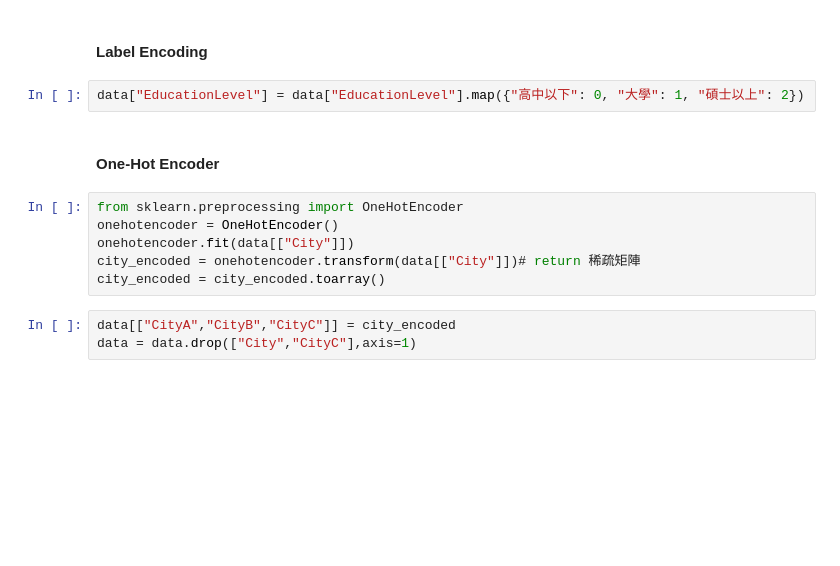
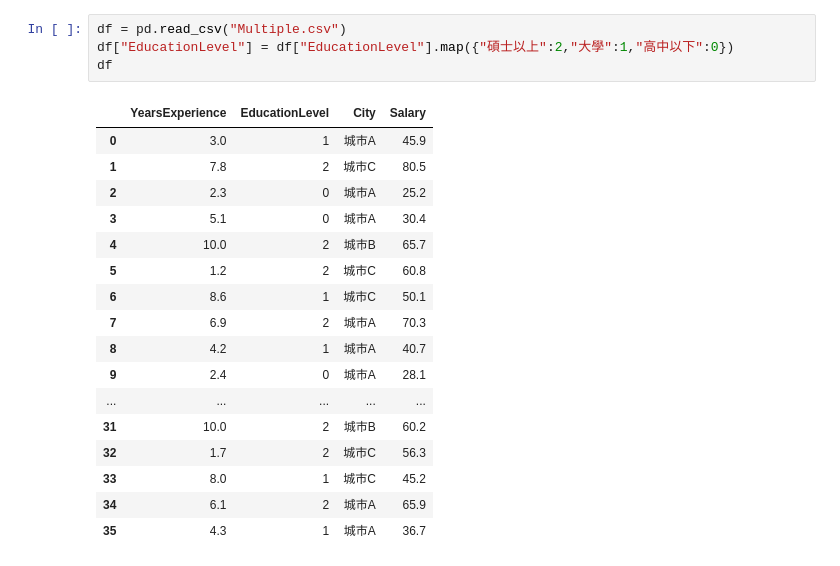
Before and after one commit to 1030Tim/MachineLearning, a Jupyter notebook: Multiple_Linear_Regression/MultipleRL.ipynb, the cells around one changed output. Saved outputs shown, nothing was run; the diff lists cells and outputs as text; blank space fills up the shorter version.

```diff
--- a/Multiple_Linear_Regression/MultipleRL.ipynb
+++ b/Multiple_Linear_Regression/MultipleRL.ipynb
@@ -6,15 +5,22 @@ data = pd.read_csv("Multiple.csv")
-# %% [markdown]
-#### Label Encoding
-# %%
-data["EducationLevel"] = data["EducationLevel"].map({"高中以下": 0, "大學": 1, "碩士以上": 2})
-# %% [markdown]
-#### One-Hot Encoder
-# %%
-from sklearn.preprocessing import OneHotEncoder
-onehotencoder = OneHotEncoder()
-onehotencoder.fit(data[["City"]])
-city_encoded = onehotencoder.transform(data[["City"]])# return 稀疏矩陣
-city_encoded = city_encoded.toarray()
-# %%
-data[["CityA","CityB","CityC"]] = city_encoded
-data = data.drop(["City","CityC"],axis=1)
+# %%
+df = pd.read_csv("Multiple.csv")
+df["EducationLevel"] = df["EducationLevel"].map({"碩士以上":2,"大學":1,"高中以下":0})
+df
+# %% [output]
+|  | YearsExperience | EducationLevel | City | Salary |
+| 0 | 3.0 | 1 | 城市A | 45.9 |
+| 1 | 7.8 | 2 | 城市C | 80.5 |
+| 2 | 2.3 | 0 | 城市A | 25.2 |
+| 3 | 5.1 | 0 | 城市A | 30.4 |
+| 4 | 10.0 | 2 | 城市B | 65.7 |
+| 5 | 1.2 | 2 | 城市C | 60.8 |
+| 6 | 8.6 | 1 | 城市C | 50.1 |
+| 7 | 6.9 | 2 | 城市A | 70.3 |
+| 8 | 4.2 | 1 | 城市A | 40.7 |
+| 9 | 2.4 | 0 | 城市A | 28.1 |
+| ... | ... | ... | ... | ... |
+| 31 | 10.0 | 2 | 城市B | 60.2 |
+| 32 | 1.7 | 2 | 城市C | 56.3 |
+| 33 | 8.0 | 1 | 城市C | 45.2 |
+| 34 | 6.1 | 2 | 城市A | 65.9 |
+| 35 | 4.3 | 1 | 城市A | 36.7 |
```
Also changed, not shown: parts of 19 cells of this notebook, 12 other files.
